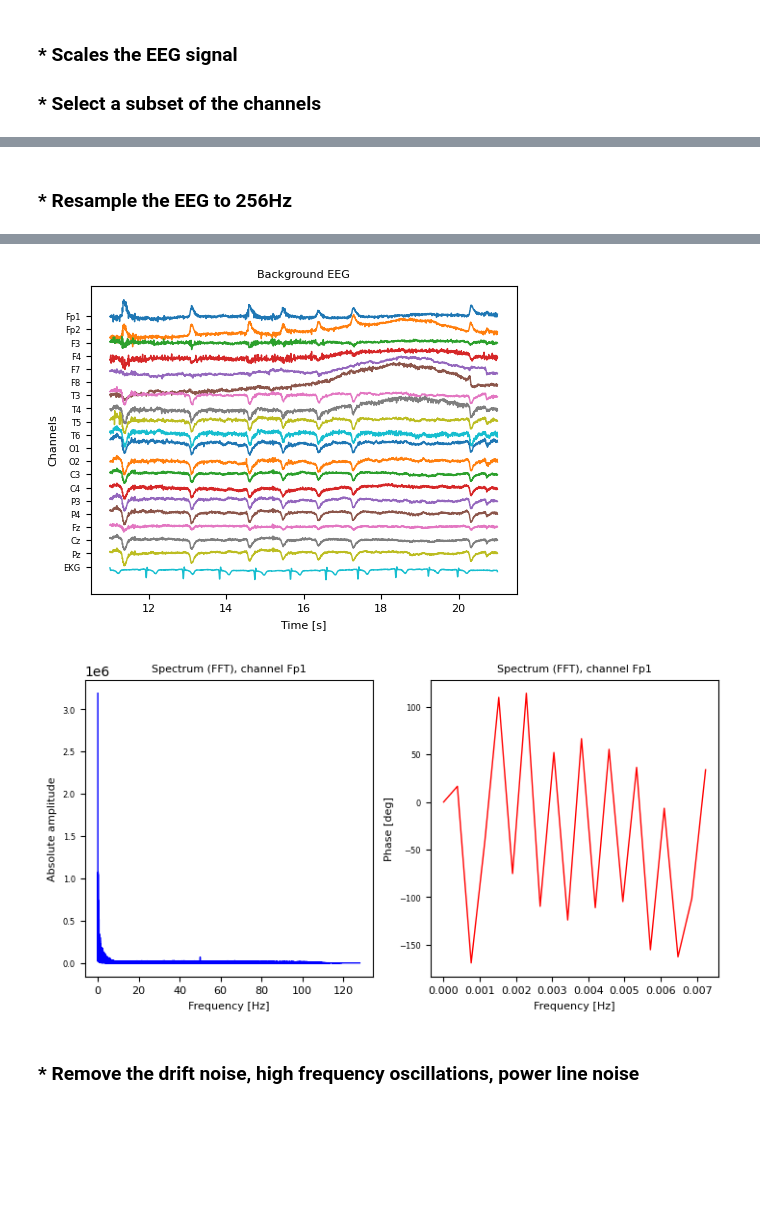
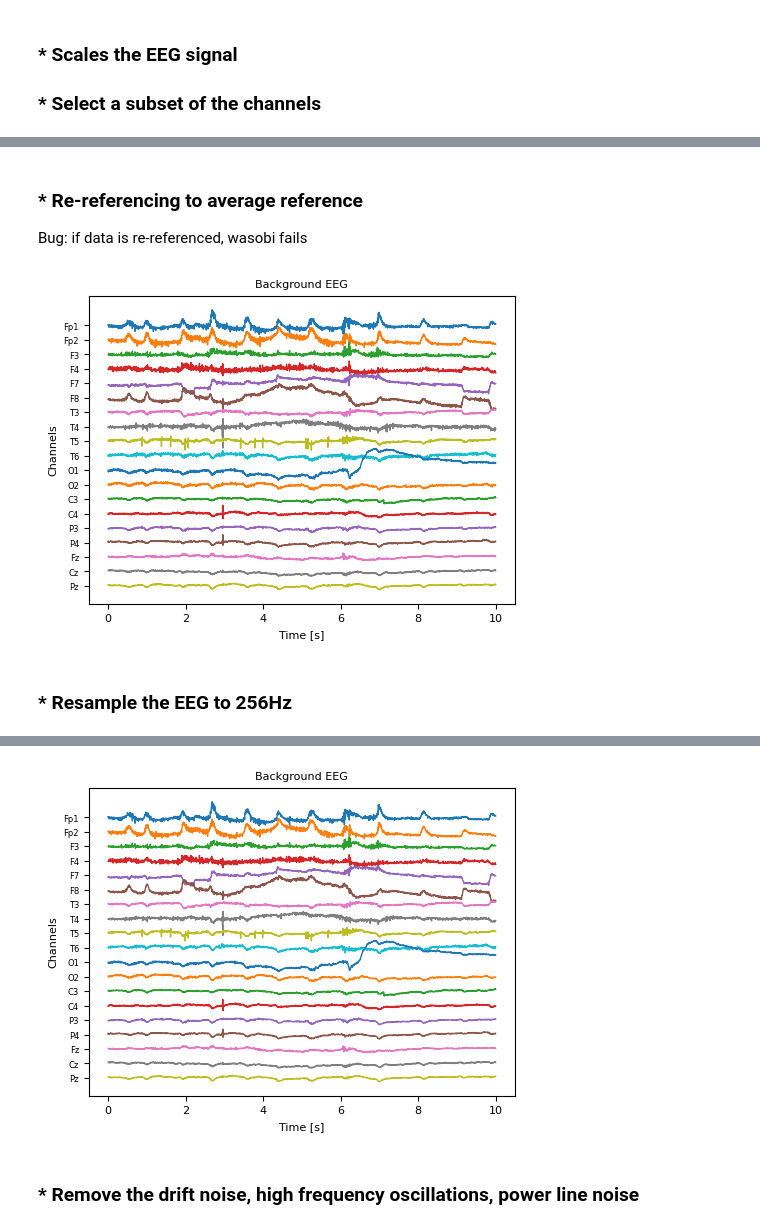
Before and after one commit to lasaid-udg/DCEC_SESH_seizure_biomarkers, a Jupyter notebook: notebooks/EEG_analysis_Siena.ipynb, the cells around one changed output, grey strips where cells are left out. Saved outputs shown, nothing was run; the diff lists cells and outputs as text; code cells hidden in the pictures; blank space fills up the shorter version.

```diff
--- a/notebooks/EEG_analysis_Siena.ipynb
+++ b/notebooks/EEG_analysis_Siena.ipynb
@@ -20,7 +18,7 @@ This warnings indicates broken support for the dtype!
 # %%
 PATIENT = "PN00"
 FILENAME = "PN00-1.edf"
-PERIOD = [11, 21]
+PERIOD = [0, 10]
 
 ###########################################################
 metadata = MetadataListSiena()
@@ -42,6 +40,8 @@ plot_eeg_windows(processor._data, current_metadata, processor.selected_channels,
 plot_eeg_spectrum(frequency_range, spectral_components, processor.selected_channels, "Fp1")
 
 ###### DROP EKG CHANNELS FOR THE REST OF THE PROCESS ######
+processor._data = processor._data[:-1]
+processor.selected_channels = processor.selected_channels[:-1]
 # %% [output]
 Extracting EDF parameters from /mnt/c/Users/tobit/Downloads/eeg_datasets/siena/PN00/PN00-1.edf...
 EDF file detected
@@ -53,3 +53,14 @@ Creating raw.info structure...
+# %% [markdown]
+### * Re-referencing to average reference
+Bug: if data is re-referenced, wasobi fails
+# %%
+###########################################################
+processor.rereference_to_average()
+
+###########################################################
+plot_eeg_windows(processor._data, current_metadata, processor.selected_channels, processor.sampling_frequency, PERIOD)
+# %% [output]
+[figure, added]
 # %% [markdown]
 ### * Resample the EEG to 256Hz
 # %%
@@ -62,7 +73,4 @@ frequency_range, spectral_components = fourier.run_fast_fourier_transform(proces
 
 ###########################################################
 plot_eeg_windows(processor._data, current_metadata, processor.selected_channels, processor.sampling_frequency, PERIOD)
-
-###########################################################
-plot_eeg_spectrum(frequency_range, spectral_components, processor.selected_channels, "Fp1")
 # %% [output]
@@ -70,5 +78,4 @@ plot_eeg_spectrum(frequency_range, spectral_components, processor.selected_chann
-[figure, old version]
+[figure, new version]
-[figure, removed]
 # %% [markdown]
 ### * Remove the drift noise, high frequency oscillations, power line noise
 # %%
```
Also changed, not shown: parts of 10 cells of this notebook, 2 other files.
